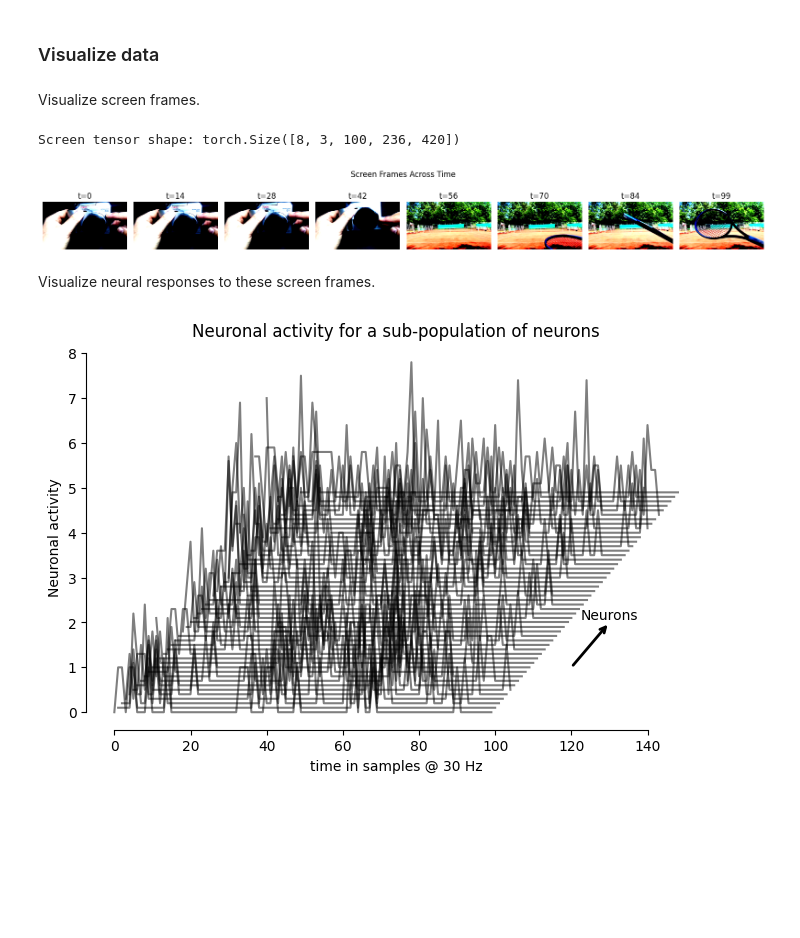
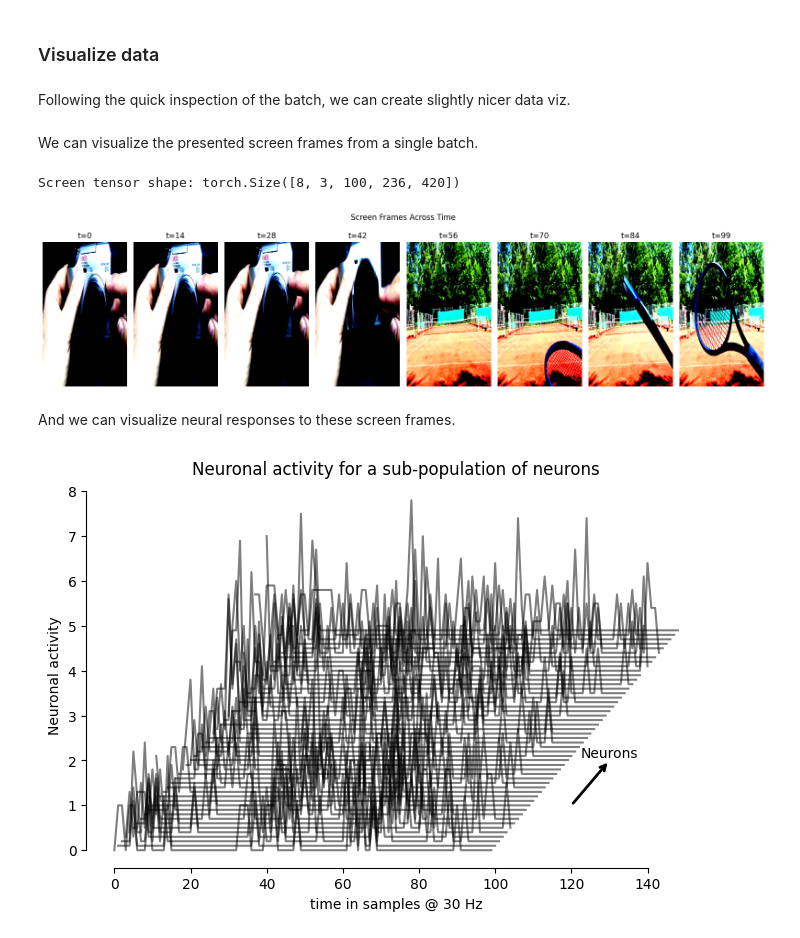
Before and after one commit to KonstantinWilleke/experanto, a Jupyter notebook: inspect_data.ipynb, the cells around one changed output. Cells and saved outputs as stored; diff of their text form; code cells hidden in the pictures; blank space fills up the shorter version.

```diff
--- a/inspect_data.ipynb
+++ b/inspect_data.ipynb
@@ -290,32 +279,34 @@ ts.show(batch["eye_tracker"])
 <torch.Tensor float32(8, 100, 3) ≈-3.2e+04 ±2.1e+09 [≥-1.1e+05, ≤1.2e+02] nonzero:2_400>
 # %% [markdown]
 ### Visualize data
+# %% [markdown]
+Following the quick inspection of the batch, we can create slightly nicer data viz.
 # %% [markdown]
-Visualize screen frames.
+We can visualize the presented screen frames from a single batch.
 # %%
 screen = batch["screen"]  # (B, C, T, H, W)
 print(f"Screen tensor shape: {screen.shape}")
 
 # Show frames from first sample in batch
 sample_idx = 0
 n_frames = min(8, screen.shape[2])
 frame_indices = np.linspace(0, screen.shape[2] - 1, n_frames, dtype=int)
 
-fig, axes = plt.subplots(1, n_frames, figsize=(16, 2))
+fig, axes = plt.subplots(1, n_frames, figsize=(16, 4))
 for i, frame_idx in enumerate(frame_indices):
     frame = screen[sample_idx, :, frame_idx].permute(1, 2, 0).numpy()
     frame = frame.astype(np.float32)
-    axes[i].imshow(frame.clip(0, 1))
+    axes[i].imshow(frame.clip(0, 1), aspect='auto')
     axes[i].set_title(f"t={frame_idx}")
     axes[i].axis("off")
 
-plt.suptitle("Screen Frames Across Time", y=1.02)
+plt.suptitle("Screen Frames Across Time")
 plt.tight_layout()
 # %% [output]
 Screen tensor shape: torch.Size([8, 3, 100, 236, 420])
-[figure, old version]
+[figure, new version]
 # %% [markdown]
-Visualize neural responses to these screen frames.
+And we can visualize neural responses to these screen frames.
 # %%
 fig, axs = plt.subplots(1, 1, figsize=(8, 5))
 
```
Also changed, not shown: parts of 21 cells of this notebook.
